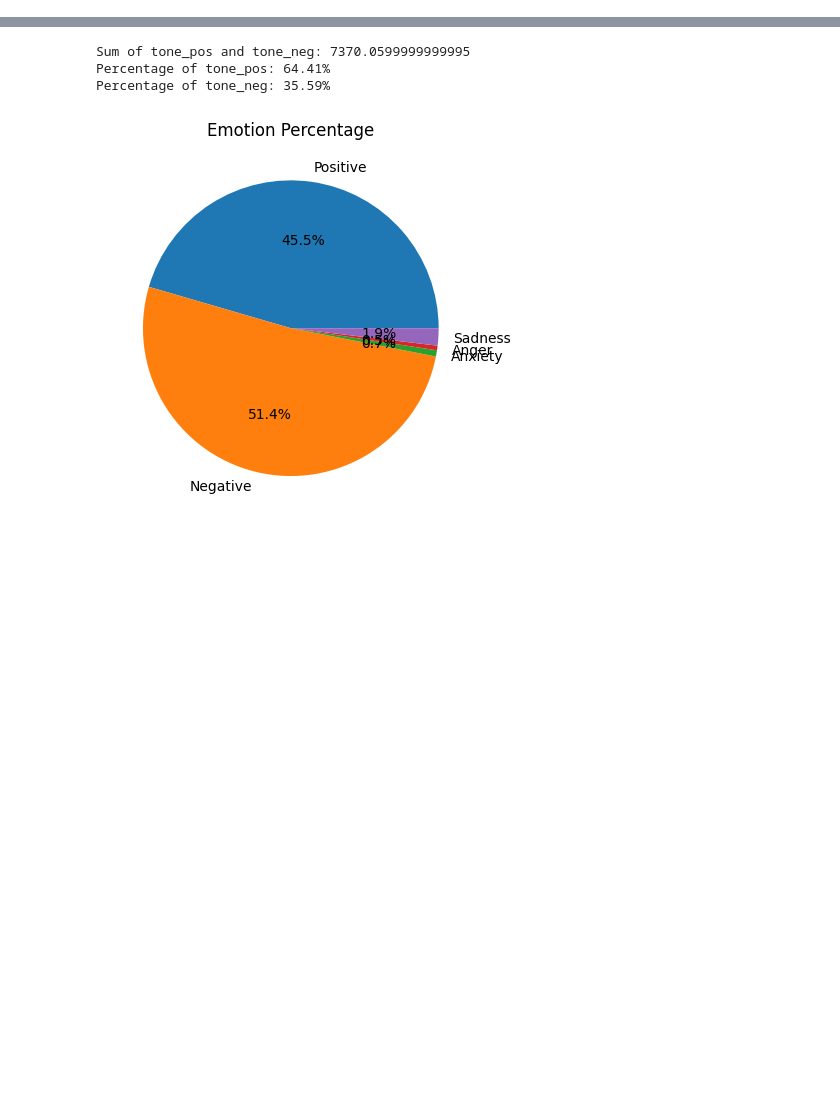
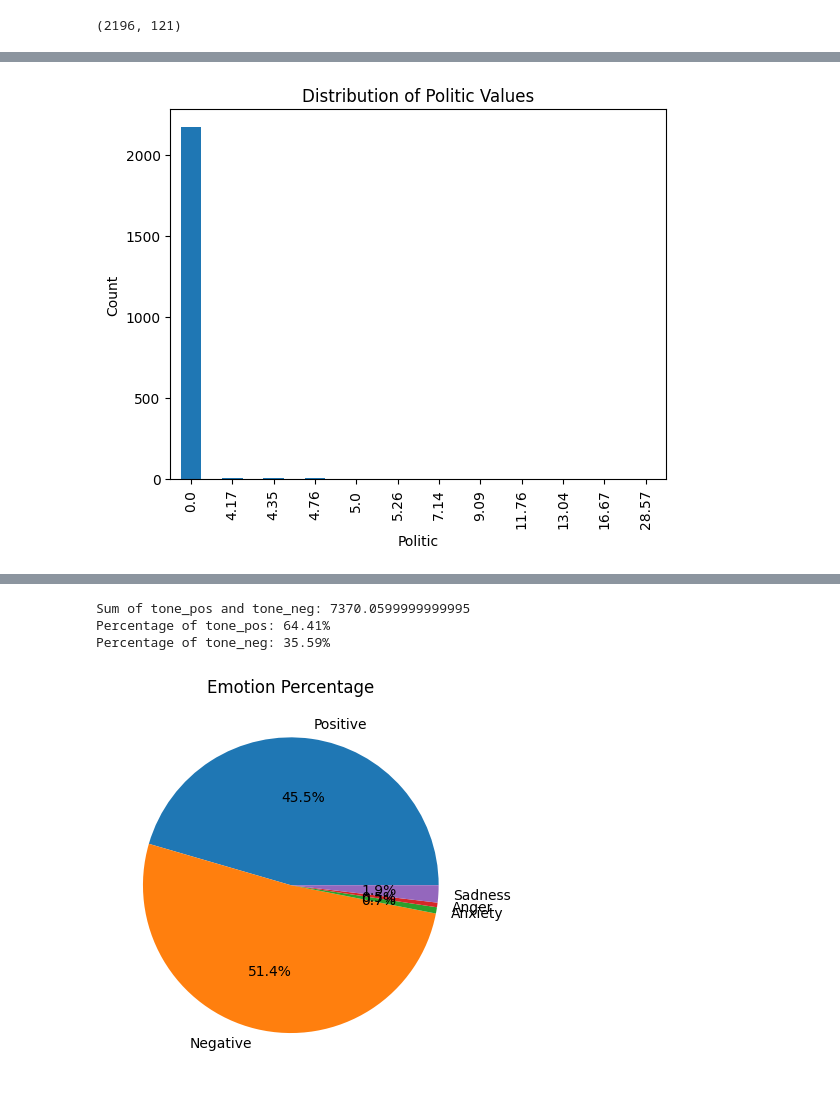
Before and after one commit to SiddharthBhawsar/Unfollow_Analysis, a Jupyter notebook: another5.ipynb, the cells around one changed output, grey strips where cells are left out. Drawn from its saved outputs; the diff is of its cells as text; code cells hidden in the pictures; blank space fills up the shorter version.

```diff
--- a/another5.ipynb
+++ b/another5.ipynb
@@ -3,7 +4,11 @@ import pandas as pd
 # %%
-df=pd.read_csv('/home/sid/Unfollow_Analysis/Data/LIWC-22 Results - output - LIWC Analysis.csv')
+df=pd.read_csv('Data/LIWC-22 Results - output - LIWC Analysis.csv')
 # %%
 pd.options.display.max_columns = None
+# %%
+df.shape
+# %% [output]
+(2196, 121)
 # %%
 df.head()
 # %% [output]
@@ -13,5 +18,19 @@ df.head()
 | 2 | A | RT @trochee: Elon that's called a... | 1 | 13 | 74.95 | 40.06 | 2.93 | 1.0 | 13.0 | 15.38 | ... |
 | 3 | A | RT @trochee: Elon that's called a... | 1 | 13 | 74.95 | 40.06 | 2.93 | 1.0 | 13.0 | 15.38 | ... |
 | 4 | A | RT @trochee: Elon that's called a... | 1 | 13 | 74.95 | 40.06 | 2.93 | 1.0 | 13.0 | 15.38 | ... |
-# %%
-df.drop_duplicates(subset=['Text'], inplace=True)
+# %%
+import matplotlib.pyplot as plt
+
+# Group the DataFrame by the values in the "politic" column and count the number of occurrences
+politic_counts = df.groupby("politic").size()
+
+# Create a bar chart of the politic counts
+politic_counts.plot(kind="bar")
+
+# Add labels and title
+plt.xlabel("Politic")
+plt.ylabel("Count")
+plt.title("Distribution of Politic Values")
+plt.show()
+# %% [output]
+[figure, added]
```
Also changed, not shown: parts of 26 cells of this notebook.
